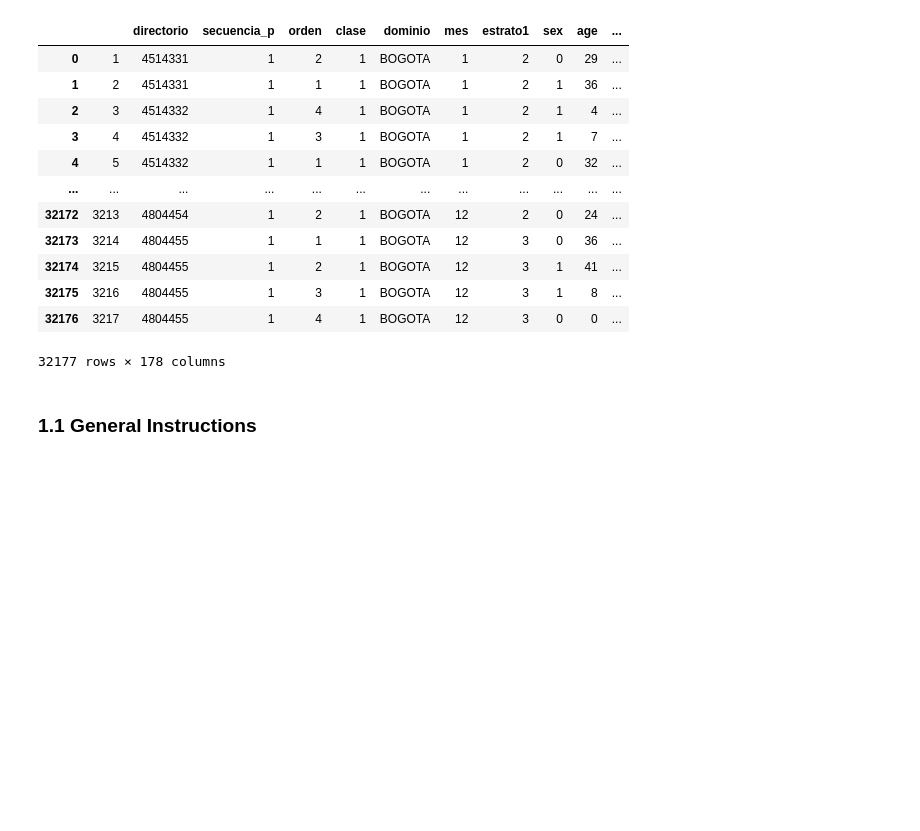
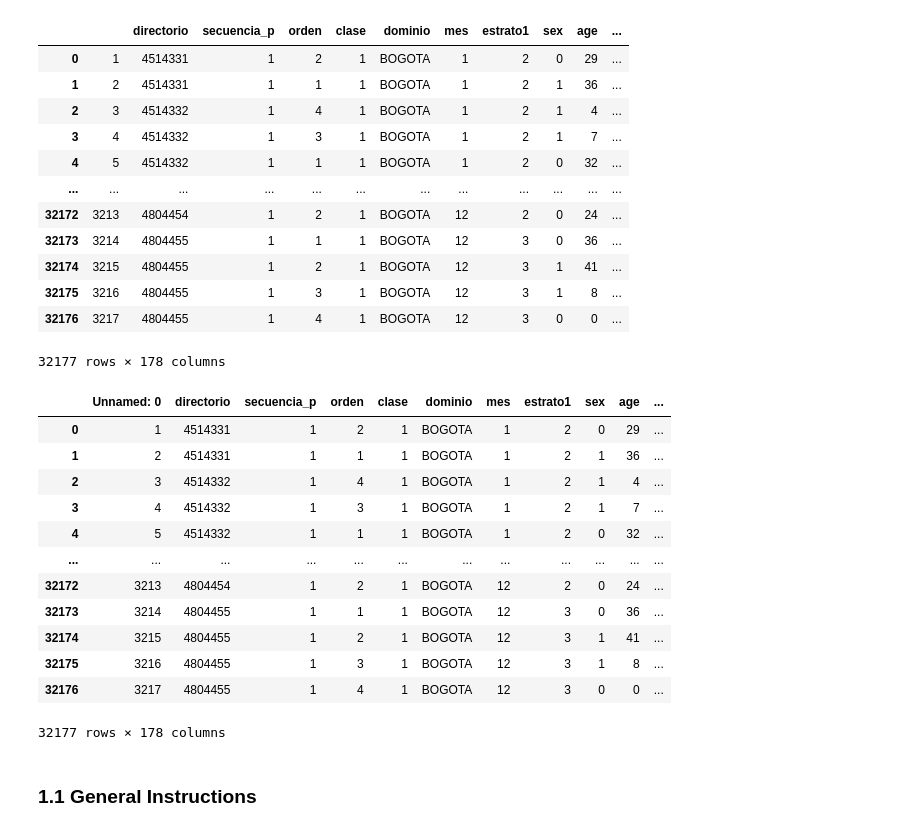
Before and after one commit to dipla70/ML-TP1, a Jupyter notebook: TP1.ipynb, the cells around one changed output. Saved outputs shown, nothing was run; the diff lists cells and outputs as text; code cells hidden in the pictures; blank space fills up the shorter version.

```diff
--- a/TP1.ipynb
+++ b/TP1.ipynb
@@ -76,7 +76,24 @@ display(final_data)
 final_data.to_csv("final_data.csv", index=False)
 # %%
 #Uso otro nombre para importarlo. En lugar de "final_data" le pongo "df_1". Esto para que no pise lo anterior.
-df_1 = pd.read_csv("final_data.csv")
+df_1 = pd.read_csv("https://raw.githubusercontent.com/dipla70/ML-TP1/main/final_data.csv", sep=",")
+
+# Display the DataFrame to confirm successful loading
+display(df_1)
+# %% [output]
+|  | Unnamed: 0 | directorio | secuencia_p | orden | clase | dominio | mes | estrato1 | sex | age | ... |
+| 0 | 1 | 4514331 | 1 | 2 | 1 | BOGOTA | 1 | 2 | 0 | 29 | ... |
+| 1 | 2 | 4514331 | 1 | 1 | 1 | BOGOTA | 1 | 2 | 1 | 36 | ... |
+| 2 | 3 | 4514332 | 1 | 4 | 1 | BOGOTA | 1 | 2 | 1 | 4 | ... |
+| 3 | 4 | 4514332 | 1 | 3 | 1 | BOGOTA | 1 | 2 | 1 | 7 | ... |
+| 4 | 5 | 4514332 | 1 | 1 | 1 | BOGOTA | 1 | 2 | 0 | 32 | ... |
+| ... | ... | ... | ... | ... | ... | ... | ... | ... | ... | ... | ... |
+| 32172 | 3213 | 4804454 | 1 | 2 | 1 | BOGOTA | 12 | 2 | 0 | 24 | ... |
+| 32173 | 3214 | 4804455 | 1 | 1 | 1 | BOGOTA | 12 | 3 | 0 | 36 | ... |
+| 32174 | 3215 | 4804455 | 1 | 2 | 1 | BOGOTA | 12 | 3 | 1 | 41 | ... |
+| 32175 | 3216 | 4804455 | 1 | 3 | 1 | BOGOTA | 12 | 3 | 1 | 8 | ... |
+| 32176 | 3217 | 4804455 | 1 | 4 | 1 | BOGOTA | 12 | 3 | 0 | 0 | ... |
+32177 rows × 178 columns
 # %% [markdown]
 ### 1.1 General Instructions
 # %%
```
Also changed, not shown: parts of 2 cells of this notebook.
